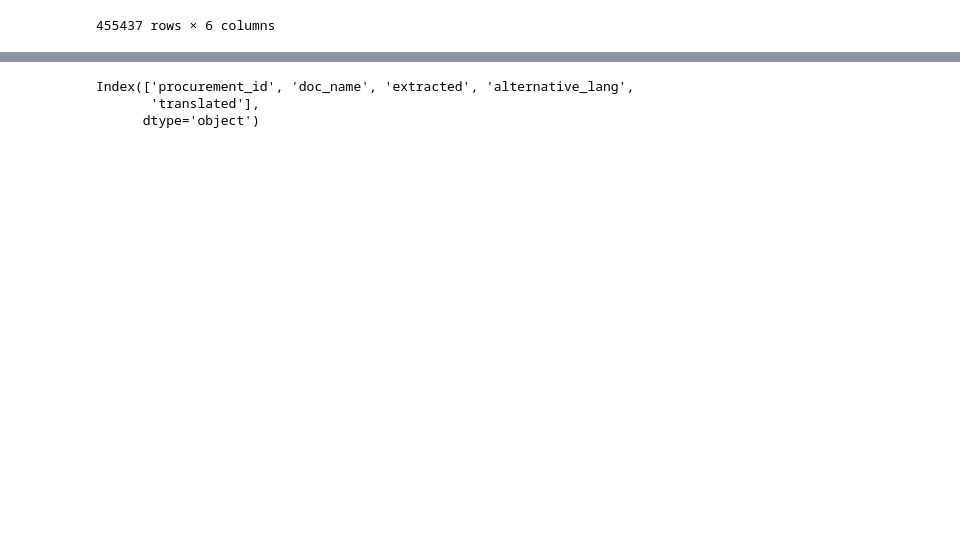
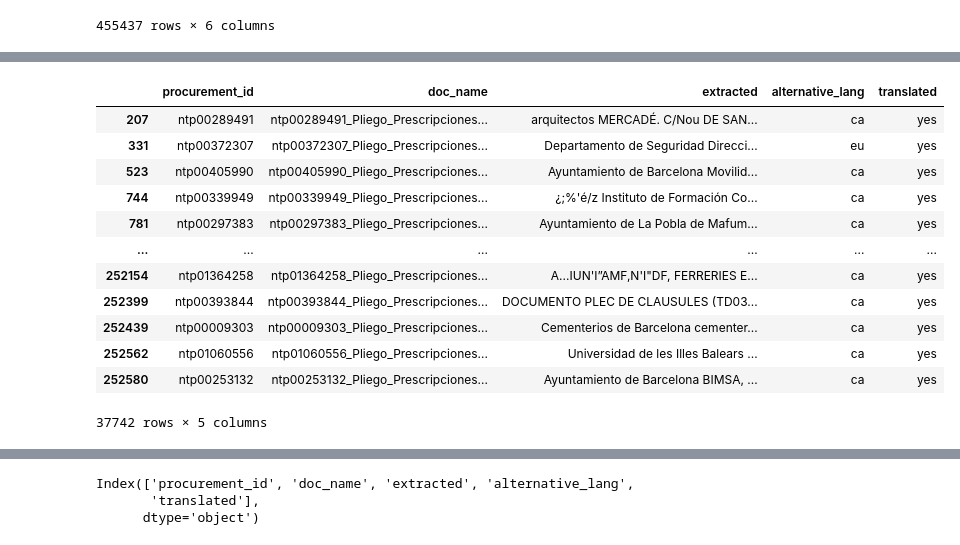
Before and after one commit to nextprocurement/NP-Text_Object, a Jupyter notebook: notebooks/create_final_dtset.ipynb, the cells around one changed output, grey strips where cells are left out. Saved outputs shown, nothing was run; the diff lists cells and outputs as text; code cells hidden in the pictures; blank space fills up the shorter version.

```diff
--- a/notebooks/create_final_dtset.ipynb
+++ b/notebooks/create_final_dtset.ipynb
@@ -143 +162,17 @@ combined_df_ca
 475370 rows × 5 columns
+# %%
+combined_df_ca[(combined_df_ca.alternative_lang == "ca") | (combined_df_ca.alternative_lang == "eu") | (combined_df_ca.alternative_lang == "ga")]
+# %% [output]
+|  | procurement_id | doc_name | extracted | alternative_lang | translated |
+| 207 | ntp00289491 | ntp00289491_Pliego_Prescripciones... | arquitectos MERCADÉ. C/Nou DE SAN... | ca | yes |
+| 331 | ntp00372307 | ntp00372307_Pliego_Prescripciones... | Departamento de Seguridad Direcci... | eu | yes |
+| 523 | ntp00405990 | ntp00405990_Pliego_Prescripciones... | Ayuntamiento de Barcelona Movilid... | ca | yes |
+| 744 | ntp00339949 | ntp00339949_Pliego_Prescripciones... | ¿;%'é/z Instituto de Formación Co... | ca | yes |
+| 781 | ntp00297383 | ntp00297383_Pliego_Prescripciones... | Ayuntamiento de La Pobla de Mafum... | ca | yes |
+| ... | ... | ... | ... | ... | ... |
+| 252154 | ntp01364258 | ntp01364258_Pliego_Prescripciones... | A...IUN'I”AMF,N'I"DF, FERRERIES E... | ca | yes |
+| 252399 | ntp00393844 | ntp00393844_Pliego_Prescripciones... | DOCUMENTO PLEC DE CLAUSULES (TD03... | ca | yes |
+| 252439 | ntp00009303 | ntp00009303_Pliego_Prescripciones... | Cementerios de Barcelona cementer... | ca | yes |
+| 252562 | ntp01060556 | ntp01060556_Pliego_Prescripciones... | Universidad de les Illes Balears ... | ca | yes |
+| 252580 | ntp00253132 | ntp00253132_Pliego_Prescripciones... | Ayuntamiento de Barcelona BIMSA, ... | ca | yes |
+37742 rows × 5 columns
```
Also changed, not shown: parts of 6 cells of this notebook, 1 other file.
